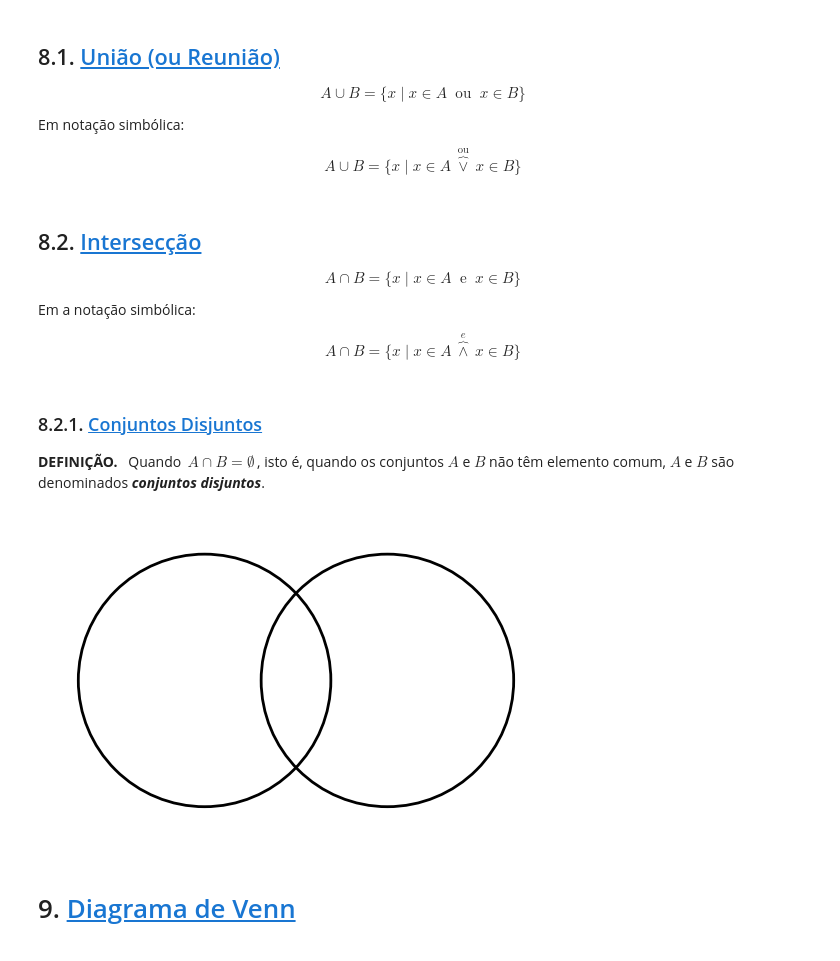
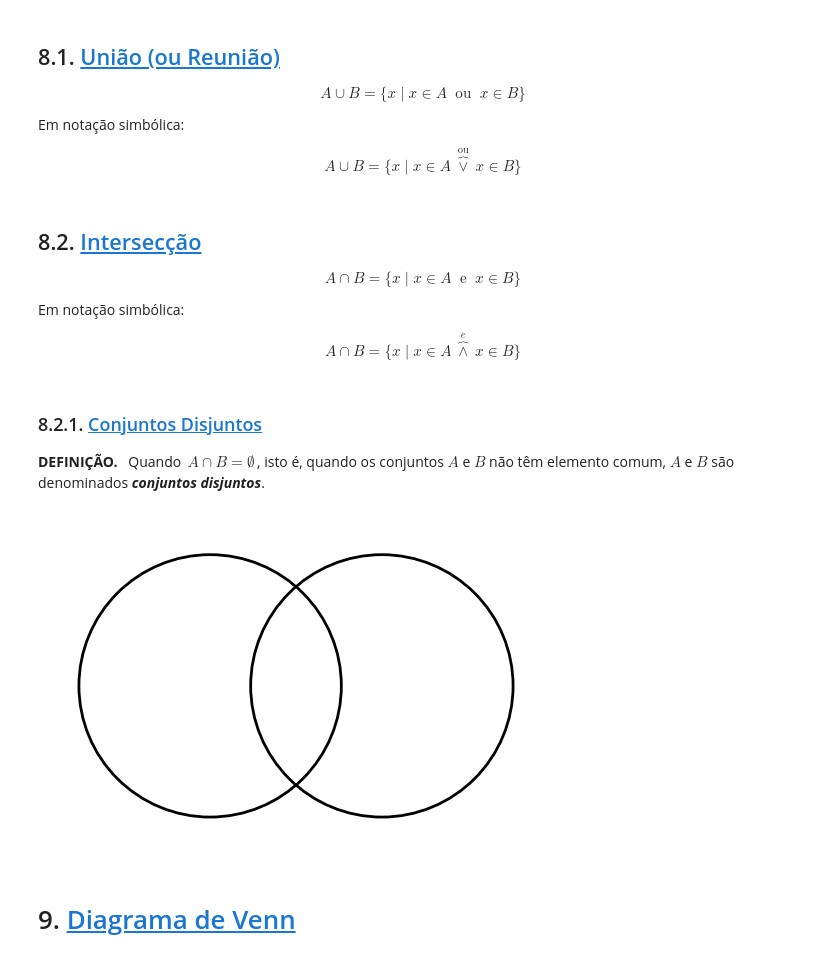
Before and after one commit to eduardo-ono/Fundamentos-de-Matematica, a Jupyter notebook: conteudo/02-conjuntos/02-conjuntos/conjuntos.ipynb, the cells around one changed output. Cells and saved outputs as stored; diff of their text form; code cells hidden in the pictures.

```diff
--- a/conteudo/02-conjuntos/02-conjuntos/conjuntos.ipynb
+++ b/conteudo/02-conjuntos/02-conjuntos/conjuntos.ipynb
@@ -229,7 +229,7 @@ $$
 A \cap B = \{x \mid x \in A \ \text{ e }\ x \in B \}
 $$
 
-Em a notação simbólica:
+Em notação simbólica:
 
 $$
 A \cap B = \{ x \mid x \in A \ \overbrace{\wedge}^{e} \ x \in B \}
@@ -241,12 +241,12 @@ __DEFINIÇÃO.__ &nbsp; Quando $\, A \cap B = \emptyset \,$, isto é, quando os
 # %%
 import matplotlib.pyplot as plt
 import matplotlib_venn as venn2
 from matplotlib_venn import venn2_circles
 
-venn2_circles(subsets=(1, 1, 0.2), color='k', )
+venn2_circles(subsets=(1, 1, 0.3), color='k', )
 plt.show()
 # %% [output]
-[figure, old version]
+[figure, new version]
 # %% [markdown]
 # 9. <a id='toc9_'></a>[Diagrama de Venn](#toc0_)
 # %% [markdown]
```
Also changed, not shown: 5 other files.
